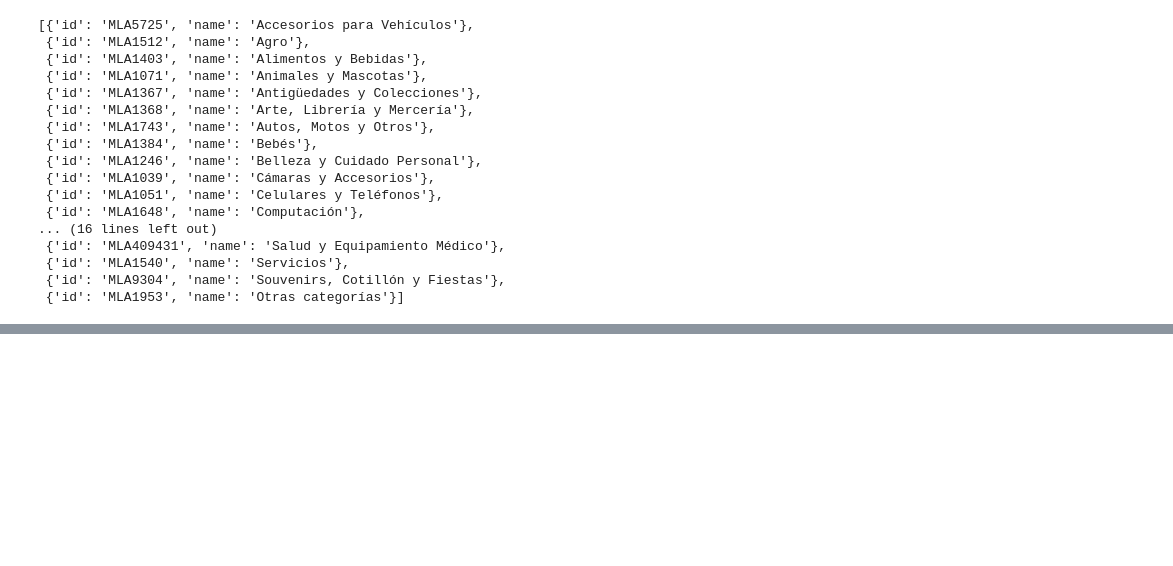
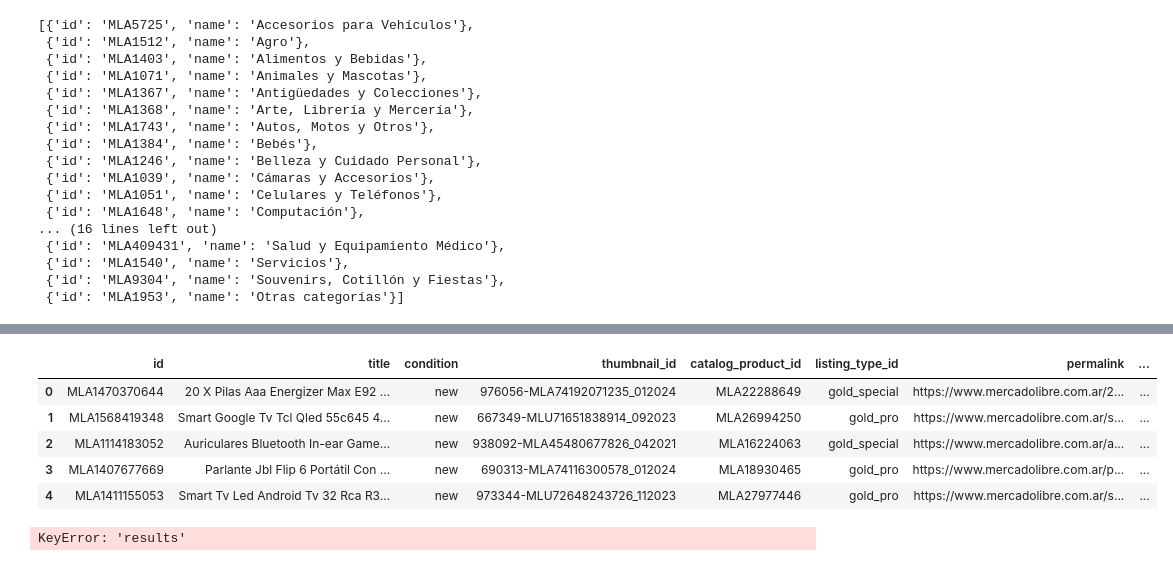
Before and after one commit to anfelipecb/MeLi_Challenge_Similarity, a Jupyter notebook: Notebooks/01_API y Analisis Exploratorio.ipynb, the cells around one changed output, grey strips where cells are left out. Saved outputs shown, nothing was run; the diff lists cells and outputs as text; code cells hidden in the pictures; blank space fills up the shorter version.

Commit message:
Avances grandes en la función de obtener los datos y filtros de análisis de audífonos

```diff
--- a/Notebooks/01_API y Analisis Exploratorio.ipynb
+++ b/Notebooks/01_API y Analisis Exploratorio.ipynb
@@ -53,12 +53,12 @@ cats.json()
  {'id': 'MLA1953', 'name': 'Otras categorías'}]
 # %%
 #items
+import requests
+cat_id='MLA1000' #  me voy con ML1000 que es en general electrónica, audio y video.
+#cat_id='MLA409810' #MLA409810 solo los auriculares bluetooth que vi, pero hay otros con otro_id
+offset=0
 
-import requests
-cat_id='MLA1000'
-offset=50
-
-url= f'https://api.mercadolibre.com/sites/MLA/search?category={cat_id}&offset={offset}'
+url= f'{API_URL}/sites/MLA/search?category={cat_id}&offset={offset}'
 
 request=requests.get(url)
 items=request.json()
@@ -84,0 +86,4 @@ items
+# %%
+item=items['results'][0] # primer resultado
+attributes=item['attributes'] #Dentro del diccionario de atributos encontramos caracteristicas útiles
+attributes
@@ -84,0 +108,21 @@ items
+# %%
+#Intentemos cargar todo a la bd
+import pandas as pd
+from pandas import json_normalize
+import requests
+cat_id='MLA1000'
+offset=0
+url= f'{API_URL}/sites/MLA/search?category={cat_id}&offset={offset}'
+
+request=requests.get(url)
+data=request.json()
+products_list= data ['results']
+df=json_normalize(products_list)
+# vamos a extraer atributos específicos
+for attr_name in ['BRAND', 'LINE', 'MODEL', 'PACKAGE_LENGTH', 'PACKAGE_WEIGHT']:
+    # Creamos una nueva columna para cada atributo
+    df[attr_name.lower()] = df['attributes'].apply(lambda x: next((item['value_name'] for item in x if item['id'] == attr_name), None))
+# Ahora podemos eliminar la columna original 'attributes'
+df.drop(columns=['attributes'], inplace=True)
+
+print(df.head())
@@ -84,0 +138,9 @@ items
+# %%
+df.head()
+# %% [output]
+|  | id | title | condition | thumbnail_id | catalog_product_id | listing_type_id | permalink | ... |
+| 0 | MLA1470370644 | 20 X Pilas Aaa Energizer Max E92 ... | new | 976056-MLA74192071235_012024 | MLA22288649 | gold_special | https://www.mercadolibre.com.ar/2... | ... |
+| 1 | MLA1568419348 | Smart Google Tv Tcl Qled 55c645 4... | new | 667349-MLU71651838914_092023 | MLA26994250 | gold_pro | https://www.mercadolibre.com.ar/s... | ... |
+| 2 | MLA1114183052 | Auriculares Bluetooth In-ear Game... | new | 938092-MLA45480677826_042021 | MLA16224063 | gold_special | https://www.mercadolibre.com.ar/a... | ... |
+| 3 | MLA1407677669 | Parlante Jbl Flip 6 Portátil Con ... | new | 690313-MLA74116300578_012024 | MLA18930465 | gold_pro | https://www.mercadolibre.com.ar/p... | ... |
+| 4 | MLA1411155053 | Smart Tv Led Android Tv 32 Rca R3... | new | 973344-MLU72648243726_112023 | MLA27977446 | gold_pro | https://www.mercadolibre.com.ar/s... | ... |
@@ -84,0 +194,10 @@ items
+# %%
+# Uso de la función
+# API_URL viene del SETUP que configuté
+CATEGORY_ID = 'MLA1000'  # Cambiar por la categoría deseada
+LIMIT = 10000  # Cambiar según sea necesario
+
+df_products = scrap_products(CATEGORY_ID, API_URL, LIMIT)
+print(df_products.head())
+# %% [output]
+KeyError: 'results'
```
Also changed, not shown: parts of 8 cells of this notebook, 1 other file.
